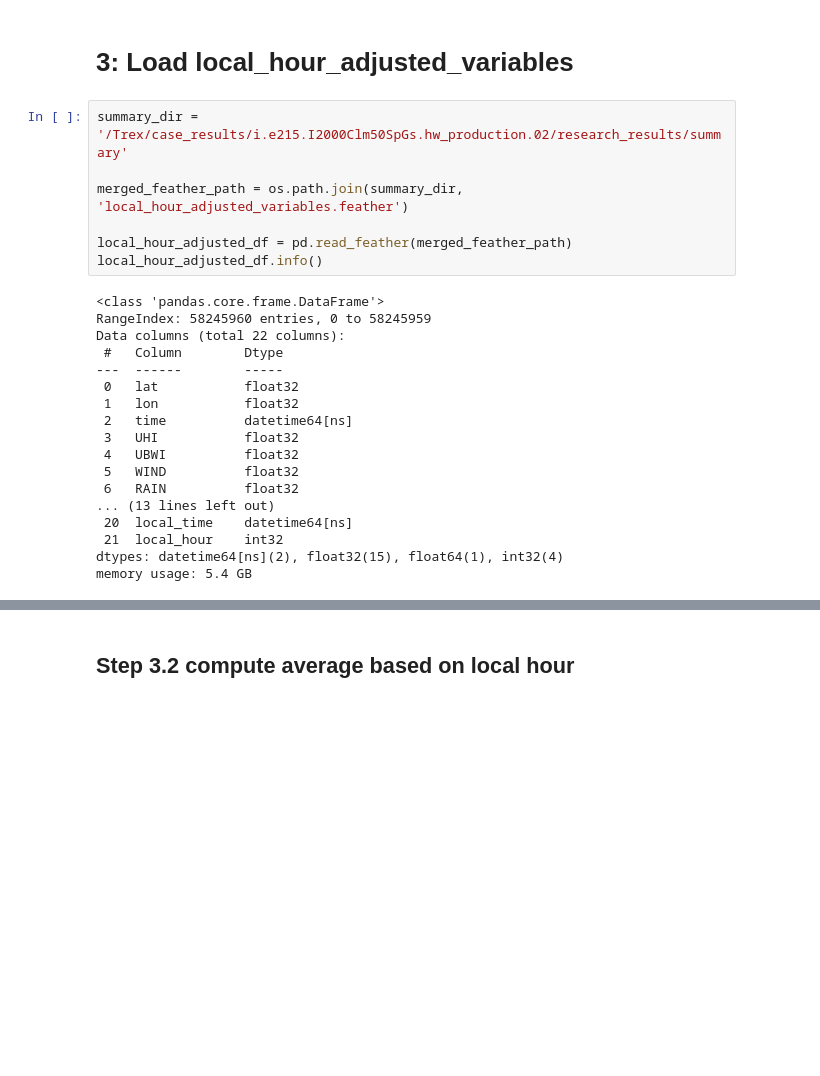
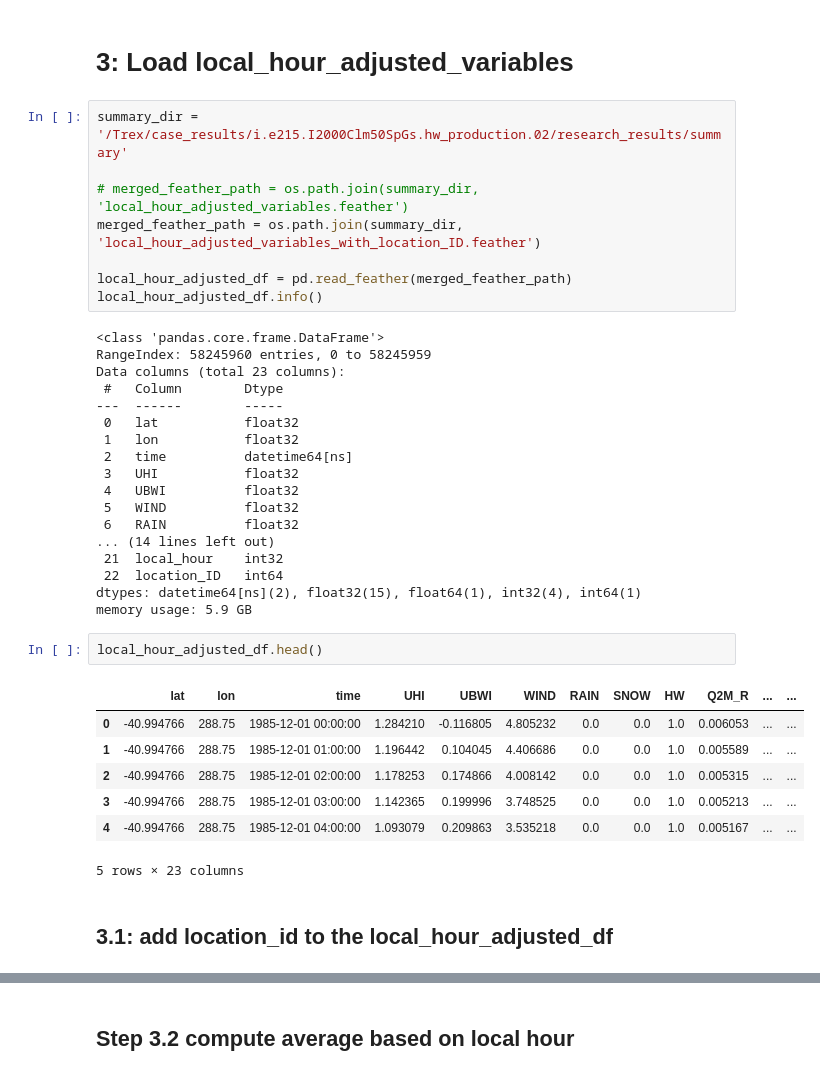
Before and after one commit to johnnyguo2007/research, a Jupyter notebook: hw_global/final/UHI_stats.ipynb, the cells around one changed output, grey strips where cells are left out. Saved outputs shown, nothing was run; the diff lists cells and outputs as text; blank space fills up the shorter version.

```diff
--- a/hw_global/final/UHI_stats.ipynb
+++ b/hw_global/final/UHI_stats.ipynb
@@ -8,14 +8,15 @@ import os
 # %%
 summary_dir = '/Trex/case_results/i.e215.I2000Clm50SpGs.hw_production.02/research_results/summary'
 
-merged_feather_path = os.path.join(summary_dir, 'local_hour_adjusted_variables.feather')
+# merged_feather_path = os.path.join(summary_dir, 'local_hour_adjusted_variables.feather')
+merged_feather_path = os.path.join(summary_dir, 'local_hour_adjusted_variables_with_location_ID.feather')
 
 local_hour_adjusted_df = pd.read_feather(merged_feather_path)
 local_hour_adjusted_df.info()
 # %% [output]
 <class 'pandas.core.frame.DataFrame'>
 RangeIndex: 58245960 entries, 0 to 58245959
-Data columns (total 22 columns):
+Data columns (total 23 columns):
  #   Column        Dtype
 ---  ------        -----
  0   lat           float32
@@ -25,8 +26,20 @@ Data columns (total 22 columns):
  4   UBWI          float32
  5   WIND          float32
  6   RAIN          float32
-... (13 lines left out)
- 20  local_time    datetime64[ns]
+... (14 lines left out)
  21  local_hour    int32
-dtypes: datetime64[ns](2), float32(15), float64(1), int32(4)
-memory usage: 5.4 GB
+ 22  location_ID   int64
+dtypes: datetime64[ns](2), float32(15), float64(1), int32(4), int64(1)
+memory usage: 5.9 GB
+# %%
+local_hour_adjusted_df.head()
+# %% [output]
+|  | lat | lon | time | UHI | UBWI | WIND | RAIN | SNOW | HW | Q2M_R | ... | ... |
+| 0 | -40.994766 | 288.75 | 1985-12-01 00:00:00 | 1.284210 | -0.116805 | 4.805232 | 0.0 | 0.0 | 1.0 | 0.006053 | ... | ... |
+| 1 | -40.994766 | 288.75 | 1985-12-01 01:00:00 | 1.196442 | 0.104045 | 4.406686 | 0.0 | 0.0 | 1.0 | 0.005589 | ... | ... |
+| 2 | -40.994766 | 288.75 | 1985-12-01 02:00:00 | 1.178253 | 0.174866 | 4.008142 | 0.0 | 0.0 | 1.0 | 0.005315 | ... | ... |
+| 3 | -40.994766 | 288.75 | 1985-12-01 03:00:00 | 1.142365 | 0.199996 | 3.748525 | 0.0 | 0.0 | 1.0 | 0.005213 | ... | ... |
+| 4 | -40.994766 | 288.75 | 1985-12-01 04:00:00 | 1.093079 | 0.209863 | 3.535218 | 0.0 | 0.0 | 1.0 | 0.005167 | ... | ... |
+5 rows × 23 columns
+# %% [markdown]
+##  3.1: add location_id to the local_hour_adjusted_df
```
Also changed, not shown: parts of 27 cells of this notebook.
